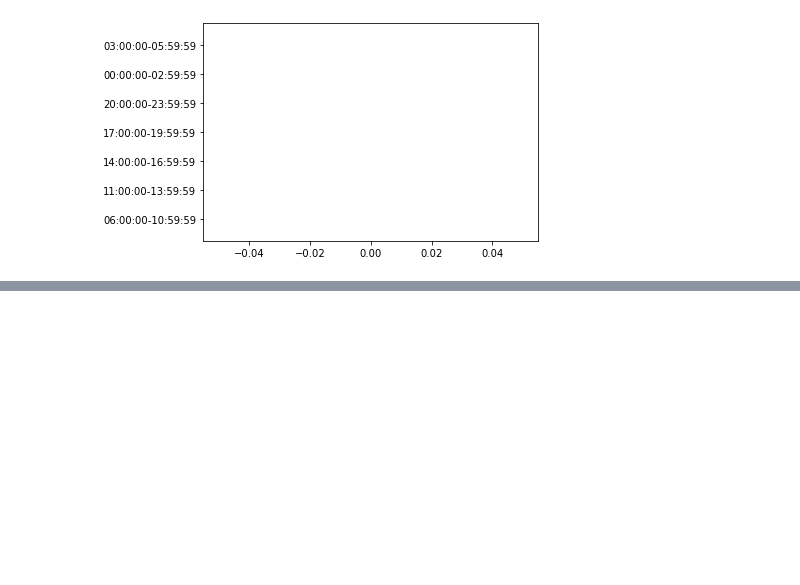
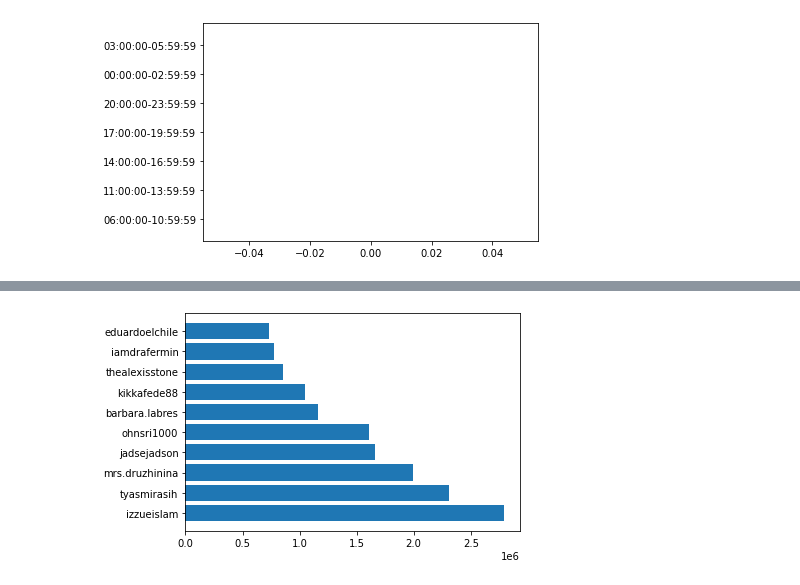
Before and after one commit to GiacomoBelliniStudent/ADM-HW2, a Jupyter notebook: main.ipynb, the cells around one changed output, grey strips where cells are left out. Cells and saved outputs as stored; diff of their text form; code cells hidden in the pictures; blank space fills up the shorter version.

```diff
--- a/main.ipynb
+++ b/main.ipynb
@@ -441,0 +444,8 @@ plot_posts_per_time(interval_list, posts_of_n_top_profiles)
+# %%
+# Plot the top 10 most popular users in terms of followers and their number of posts.
+top_ten_most_popular_profiles = profiles_chunk.sort_values(['followers'], ascending=False).head(10)
+fig, ax = plt.subplots()
+ax.barh(top_ten_most_popular_profiles['profile_name'], top_ten_most_popular_profiles['followers'])
+plt.show()
+# %% [output]
+[figure, added]
```
Also changed, not shown: parts of 5 cells of this notebook.
